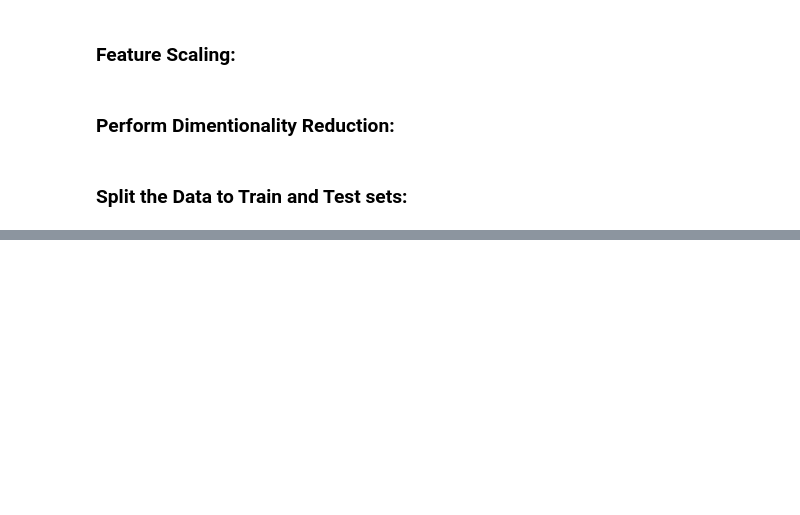
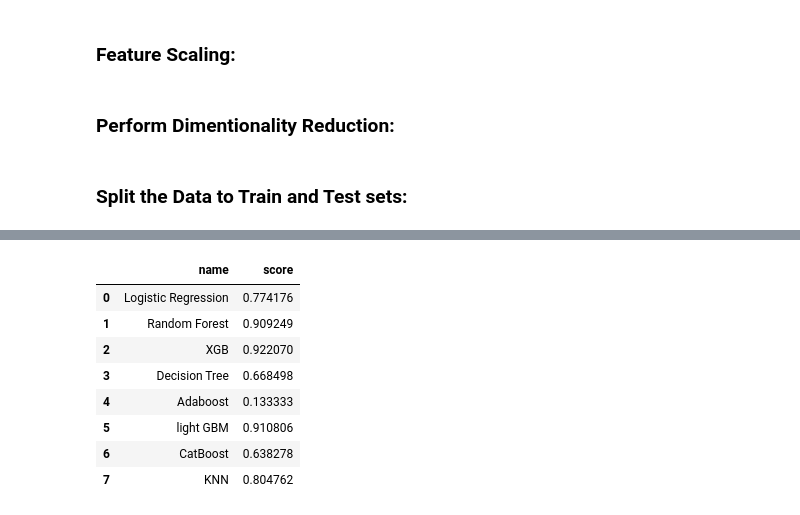
Before and after one commit to miraehab/FIFA-23-ML-Project, a Jupyter notebook: PositionClassification.ipynb, the cells around one changed output, grey strips where cells are left out. Saved outputs shown, nothing was run; the diff lists cells and outputs as text; code cells hidden in the pictures; blank space fills up the shorter version.

```diff
--- a/PositionClassification.ipynb
+++ b/PositionClassification.ipynb
@@ -117,0 +457,14 @@ weighted avg       0.78      0.78      0.78     10920
+# %%
+cm = sns.light_palette("green", as_cmap=True)
+s = comp.style.background_gradient(cmap=cm)
+s
+# %% [output]
+|  | name | score |
+| 0 | Logistic Regression | 0.774176 |
+| 1 | Random Forest | 0.909249 |
+| 2 | XGB | 0.922070 |
+| 3 | Decision Tree | 0.668498 |
+| 4 | Adaboost | 0.133333 |
+| 5 | light GBM | 0.910806 |
+| 6 | CatBoost | 0.638278 |
+| 7 | KNN | 0.804762 |
```
Also changed, not shown: parts of 77 cells of this notebook, 5 other files.
